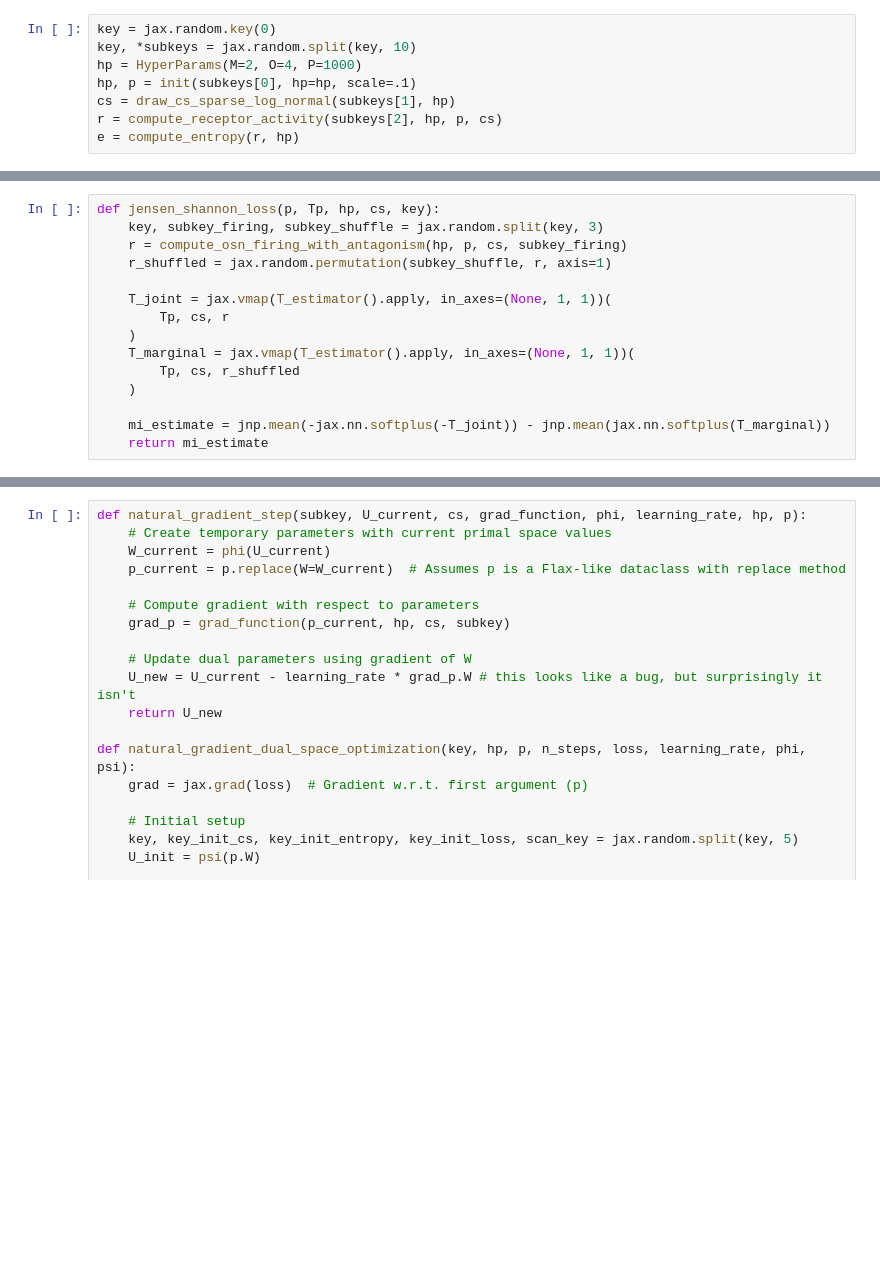
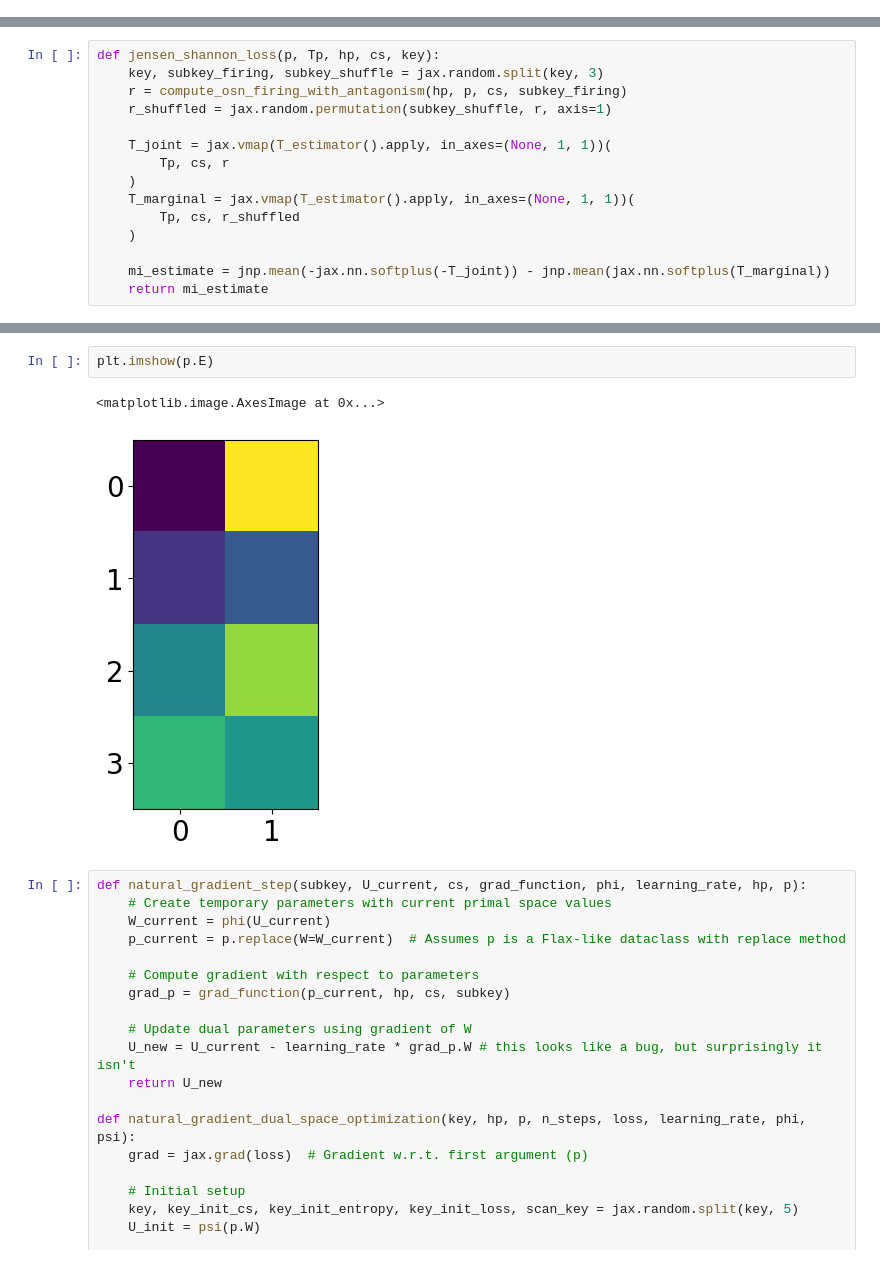
Before and after one commit to juancarlosfdc/noncanonical-olfaction, a Jupyter notebook: model/model.ipynb, the cells around one changed output, grey strips where cells are left out. Saved outputs shown, nothing was run; the diff lists cells and outputs as text; blank space fills up the shorter version.

```diff
--- a/model/model.ipynb
+++ b/model/model.ipynb
@@ -146,11 +147,3 @@ def entropy_loss(p, hp, cs, subkey):
     r = compute_receptor_activity(subkey, hp, p, cs)
     e = compute_entropy(r, hp)
     return -e
-# %%
-key = jax.random.key(0)
-key, *subkeys = jax.random.split(key, 10)
-hp = HyperParams(M=2, O=4, P=1000)
-hp, p = init(subkeys[0], hp=hp, scale=.1)
-cs = draw_cs_sparse_log_normal(subkeys[1], hp)
-r = compute_receptor_activity(subkeys[2], hp, p, cs)
-e = compute_entropy(r, hp)
@@ -218,3 +316,8 @@ T_joint.shape
+# %%
+plt.imshow(p.E)
+# %% [output]
+<matplotlib.image.AxesImage at 0x...>
+[figure, added]
 # %%
 def natural_gradient_step(subkey, U_current, cs, grad_function, phi, learning_rate, hp, p):
     # Create temporary parameters with current primal space values
```
Also changed, not shown: parts of 17 cells of this notebook.
